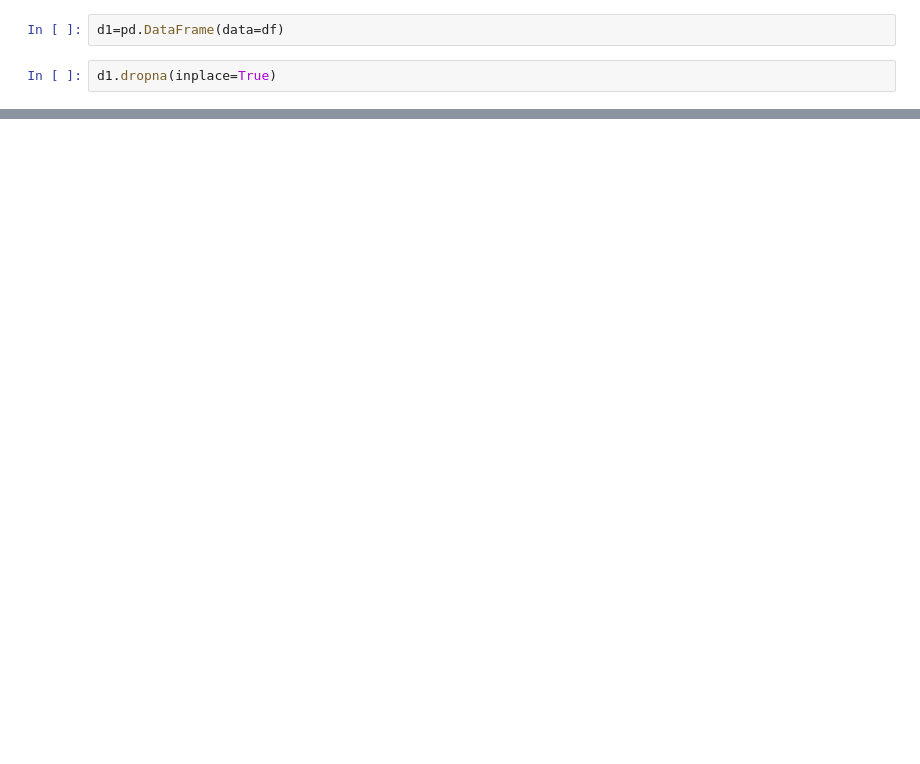
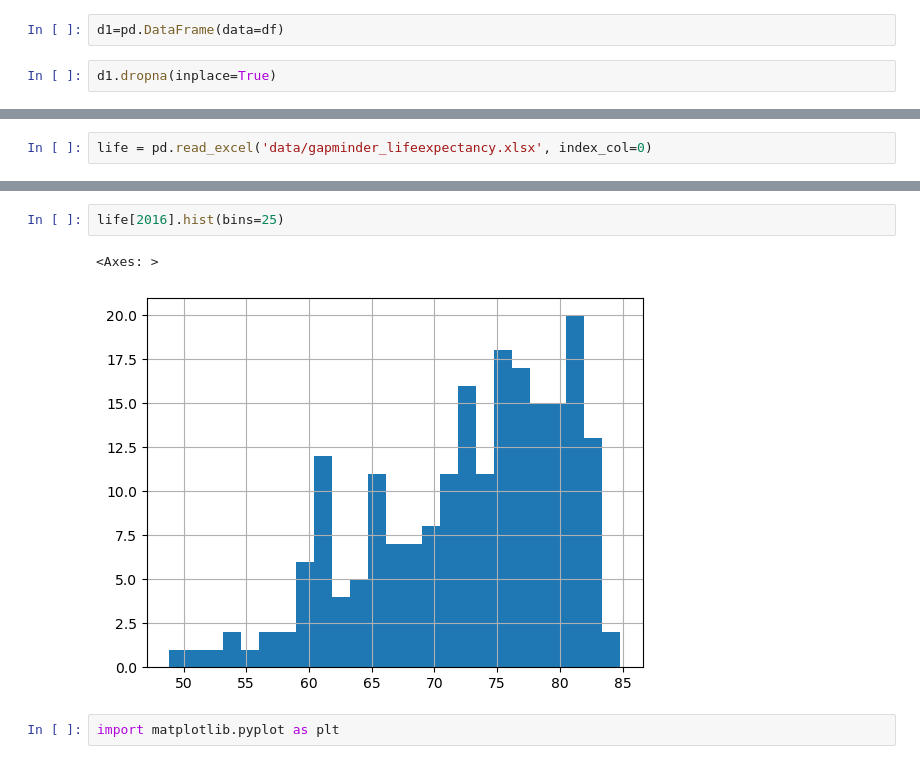
Before and after one commit to puvyi/gampminder, a Jupyter notebook: my_work.ipynb, the cells around one changed output, grey strips where cells are left out. Saved outputs shown, nothing was run; the diff lists cells and outputs as text; blank space fills up the shorter version.

```diff
--- a/my_work.ipynb
+++ b/my_work.ipynb
@@ -57,0 +86,2 @@ ValueError: All arrays must be of the same length
+# %%
+life = pd.read_excel('data/gapminder_lifeexpectancy.xlsx', index_col=0)
@@ -57,0 +103,7 @@ ValueError: All arrays must be of the same length
+# %%
+life[2016].hist(bins=25)
+# %% [output]
+<Axes: >
+[figure, added]
+# %%
+import matplotlib.pyplot as plt
```
Also changed, not shown: parts of 31 cells of this notebook, 8 other files.
